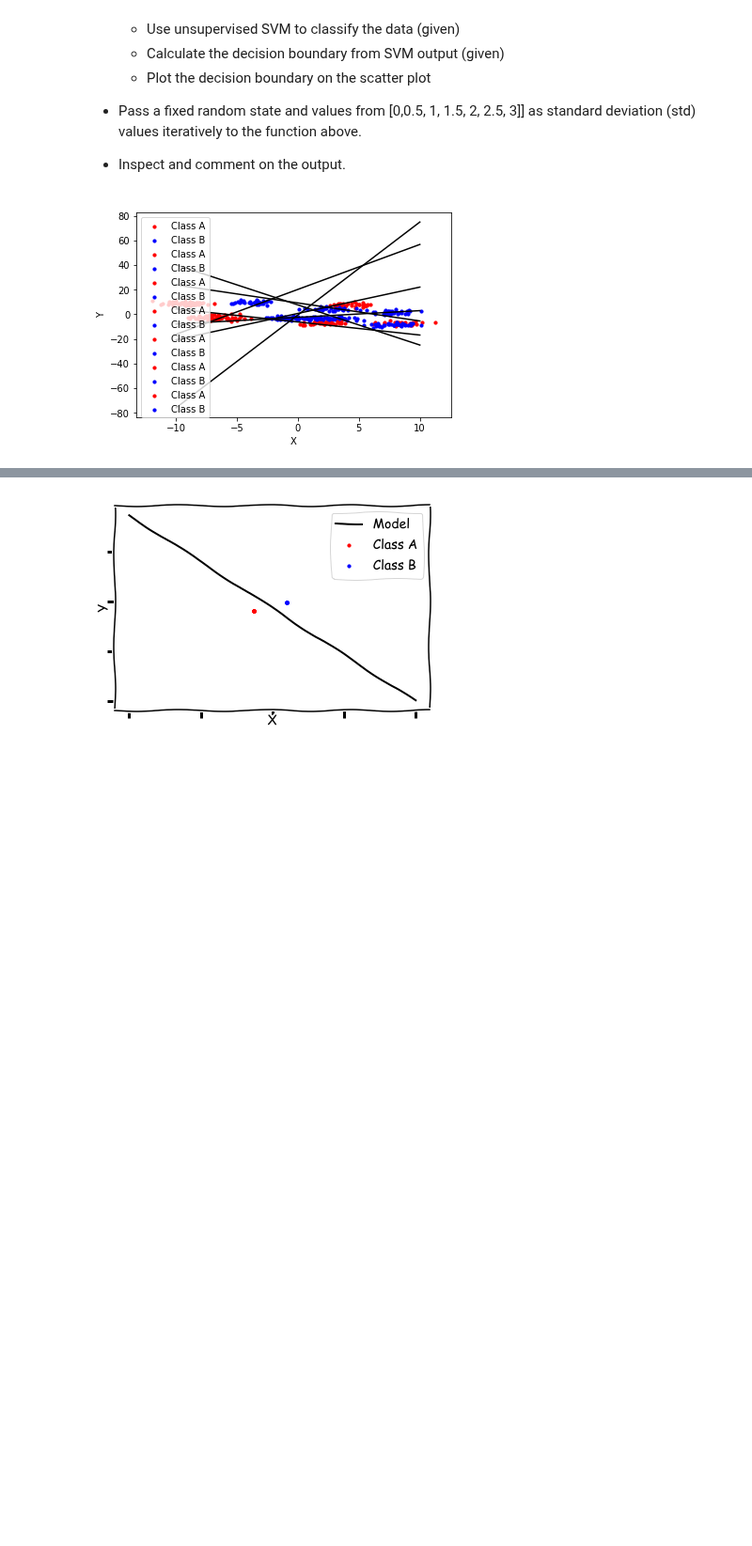
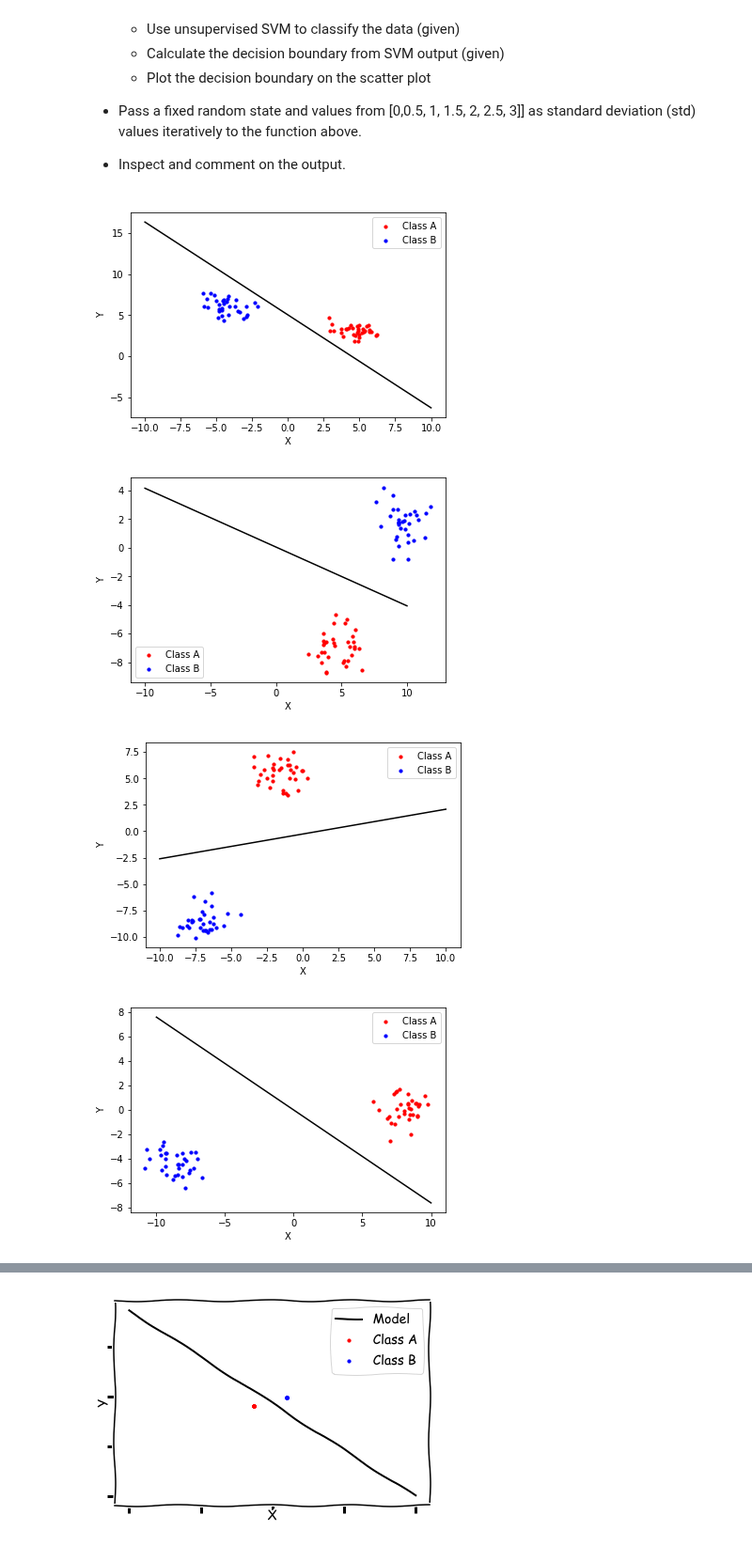
Before and after one commit to Shin-pete/dsc-2-23-06-data-generation-process-lab-online-ds-ft-100118, a Jupyter notebook: index.ipynb, the cells around one changed output, grey strips where cells are left out. Shown at 94% size. Saved outputs shown, nothing was run; the diff lists cells and outputs as text; code cells hidden in the pictures; blank space fills up the shorter version.

```diff
--- a/index.ipynb
+++ b/index.ipynb
@@ -91,32 +91,35 @@ For this you need to perform following tasks
 import numpy as np
 from sklearn.svm import LinearSVC
 
 def classification_simulation(random_state, std):
     X,y= make_blobs(n_samples=100, centers=3, n_features=2)
     plt.scatter(X[y == 0,0], X[y==0, 1], color='red', s=10, label='Class A')
     plt.scatter(X[y == 1, 0], X[y == 1, 1], color="blue", s=10, label="Class B")
 
     # Fit an SVM model
     clf = LinearSVC().fit(X, y)
 
     # get the Separating hyperplane i.e. the decision boundary
     w = clf.coef_[0]
     a = -w[0] / w[1]
     xx = np.linspace(-10, 10)
     yy = a * xx - (clf.intercept_[0]) / w[1]
 
     # plot the decision line with xx and yy calculated above
     plt.plot(xx, yy, 'k-')
     plt.xlabel('X')
     plt.ylabel('Y')
     plt.legend()
-    plt.show
+    plt.show()
     # label and show the plot
     pass
 
 random_state = np.random.RandomState(2)
 
 for std in [0,0.5, 1, 1.5, 2, 2.5, 3]:
     classification_simulation(random_state, std)
 # %% [output]
-[figure, old version]
+[figure, new version]
+[figure, added]
+[figure, added]
+[figure, added]
```
Also changed, not shown: parts of 1 cell of this notebook.
